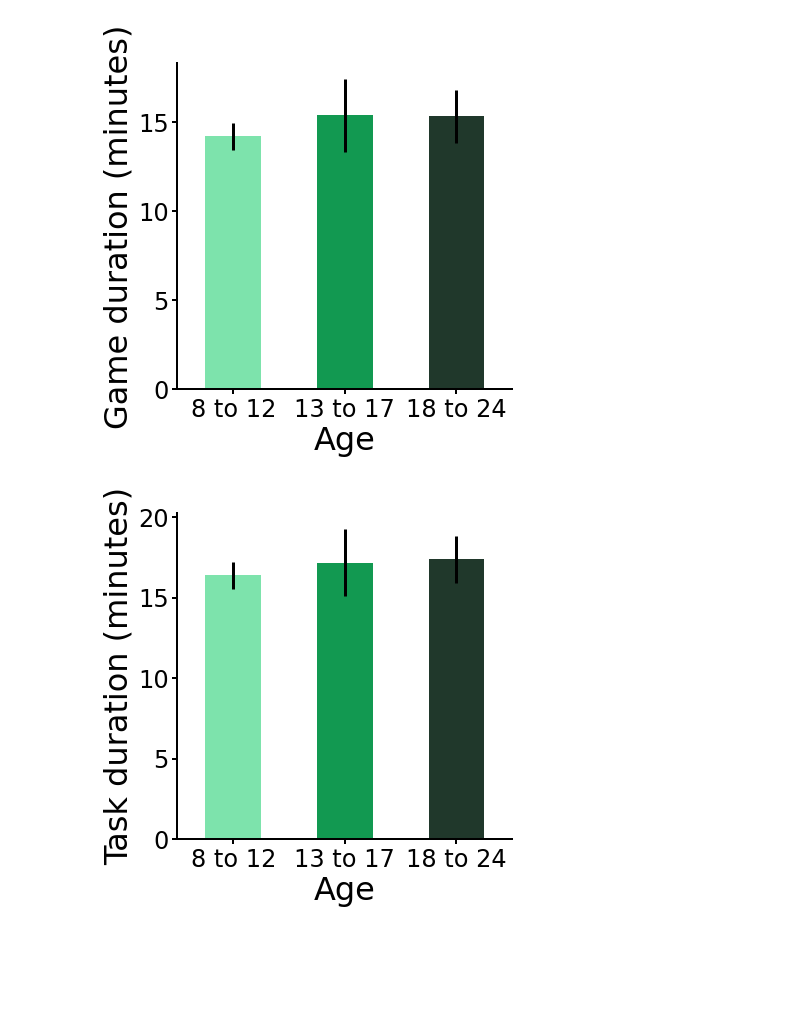
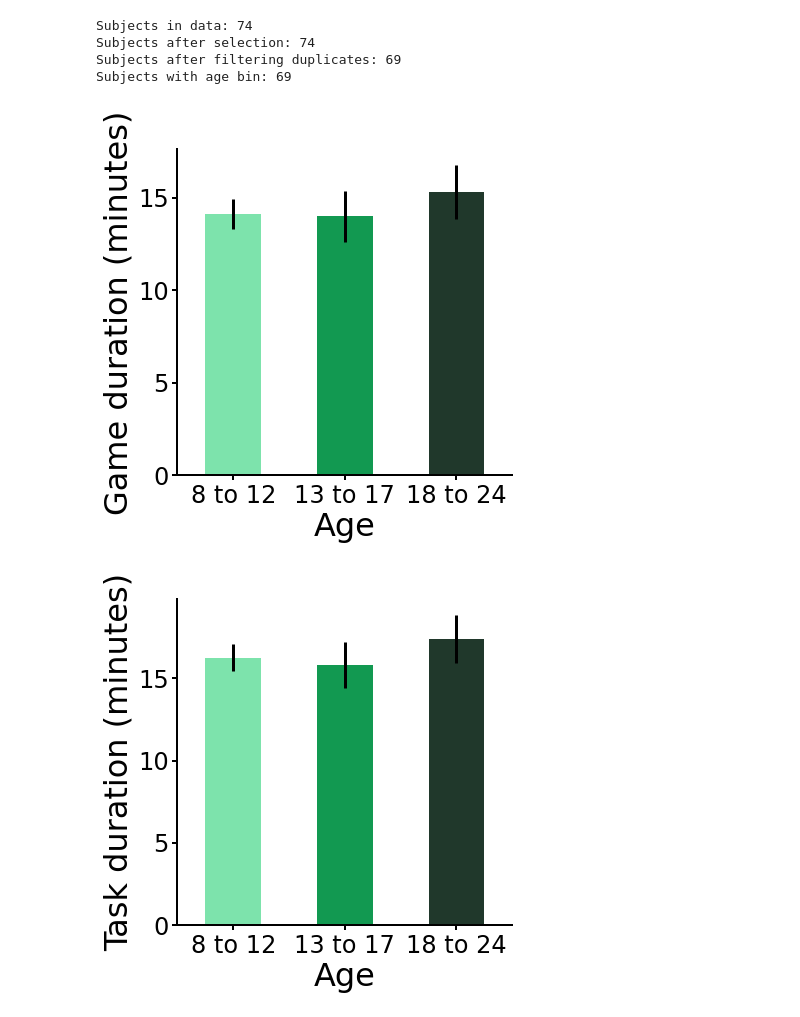
Before and after one commit to sinabolouki/fourinarow_analyses, a Jupyter notebook: Analysis notebooks/new/Age Plots.ipynb, the cells around one changed output. Drawn from its saved outputs; the diff is of its cells as text; code cells hidden in the pictures; blank space fills up the shorter version.

Commit message:
Cleaned up and updated Parse Data and Age Plot notebooks.

```diff
--- a/Analysis notebooks/new/Age Plots.ipynb
+++ b/Analysis notebooks/new/Age Plots.ipynb
@@ -105,23 +121,22 @@ username2psiturkid = {username: username.split(":")[1] for username in usernames
 # %%
-datadir = "./"
-age = pd.read_csv(datadir + "demog_12_9.csv")
+datadir = "../data/"
+# datadir = "/Users/ilima/Google Drive/Projects/Cate Hartley Weiji/4inarow_fitting_data/"
+age = pd.read_csv(datadir + "SubjectAge.csv")
 pwm = pd.read_csv(datadir + "params_with_metrics.csv").rename(columns = {"0": "subject_nr", "1": "split"})
 dur = pd.read_csv(datadir + "gameDurations.csv")
-rts = pd.read_csv("../../Experiment code/reactiontimes.csv")
+rts = pd.read_csv(datadir + "reactiontimes.csv")
 
 bins = [7, 12, 18, 26]
-age = pd.read_csv("/Users/ilima/Google Drive/Projects/Cate Hartley Weiji/4inarow_fitting_data/demog_12_9.csv")
-age["username"] = age["StudyID"].apply(lambda id: studyid2username.get(id, "-"))
-pwm = pd.read_csv("/Users/ilima/Google Drive/Projects/Cate Hartley Weiji/4inarow_fitting_data/params_with_metrics.csv").rename(columns = {"0": "subject_nr", "1": "split"})
 age["username"] = age["StudyID"].apply(lambda id: studyid2username.get(id, "-"))
 age['ageBin'] = pd.cut(age['FlooredAge'], bins)
 age['ageBinNr'] = age['ageBin'].cat.codes
-dur["MainDurationMinutes"] = dur["MainDurationSeconds"] / 60
-dur["TotalDurationMinutes"] = dur["TotalDurationSeconds"] / 60
+dur["MainDurationMinutes"] = pd.to_numeric(dur["MainDurationSeconds"]) / 60
+dur["TotalDurationMinutes"] = pd.to_numeric(dur["TotalDurationSeconds"], errors='coerce') / 60
 rts["TotalMoves"] = rts["UserMoves"] + rts["OpponentMoves"]
 metrics = pwm.loc[:,("subject_nr", "split", "planning depth", "feature drop rate", "heuristic quality")]
 metrics.loc[:,"username"] = metrics["subject_nr"].apply(lambda nr: usernames[nr - 1])
 metrics = pd.merge(metrics, age, on="username", how="left")
 metrics["elo"] = metrics["username"].apply(lambda name: elo_ratings[username2psiturkid[name]])
+metrics = metrics[~metrics["subject_nr"].isin(repeated_subject_nrs)] # drop repeated subjects
 metrics
 # %% [output]
@@ -182,15 +194,32 @@ plot_with_errorbars("heuristic quality", "Heuristic quality")
+# %%
+durage = pd.merge(dur, age, how="left", left_on="User", right_on="username")
+print(f"Subjects in data: {len(durage)}")
+# only include subjects listed in the first cell
+durage = durage[durage["User"].isin(usernames)]
+print(f"Subjects after selection: {len(durage)}")
+# Remove duplicate subjects. Duplicates creep in if on or both of params_with_metrics or the age csv's contains duplicates
+durage = durage.drop_duplicates(subset=["User"], keep="first")
+print(f"Subjects after filtering duplicates: {len(durage)}")
+# Drop subjects for which no age was available. Check that you have the expected number of subjects left!
+durage = durage.dropna(subset=["ageBin"])
+print(f"Subjects with age bin: {len(durage)}")
+# %% [output]
+Subjects in data: 74
+Subjects after selection: 74
+Subjects after filtering duplicates: 69
+Subjects with age bin: 69
 # %%
-plotdata = pd.merge(dur, age, how="left", left_on="User", right_on="username").groupby("ageBin")["MainDurationMinutes"].aggregate(['mean', 'sem'])
+plotdata = durage.groupby("ageBin")["MainDurationMinutes"].aggregate(['mean', 'sem'])
 ax = plotdata.plot(kind="bar", yerr="sem", color=[age_colors])
 set_labels(ax, "Game duration (minutes)").tick_params("x", labelrotation=0)
 # %% [output]
-[figure, old version]
+[figure, new version]
 # %%
-plotdata = pd.merge(dur, age, how="left", left_on="User", right_on="username").groupby("ageBin")["TotalDurationMinutes"].aggregate(['mean', 'sem'])
+plotdata = durage.groupby("ageBin")["TotalDurationMinutes"].aggregate(['mean', 'sem'])
 ax = plotdata.plot(kind="bar", yerr="sem", color=[age_colors])
 set_labels(ax, "Task duration (minutes)").tick_params("x", labelrotation=0)
 # %% [output]
-[figure, old version]
+[figure, new version]
 # %%
 plotdata = pd.merge(rts, age, left_on="User", right_on="username", how="left")[["User", "GameNr", "TotalMoves", "ageBinNr"]].drop_duplicates()
 plotdata["count"] = 1
```
Also changed, not shown: parts of 9 cells of this notebook, 10 other files.
